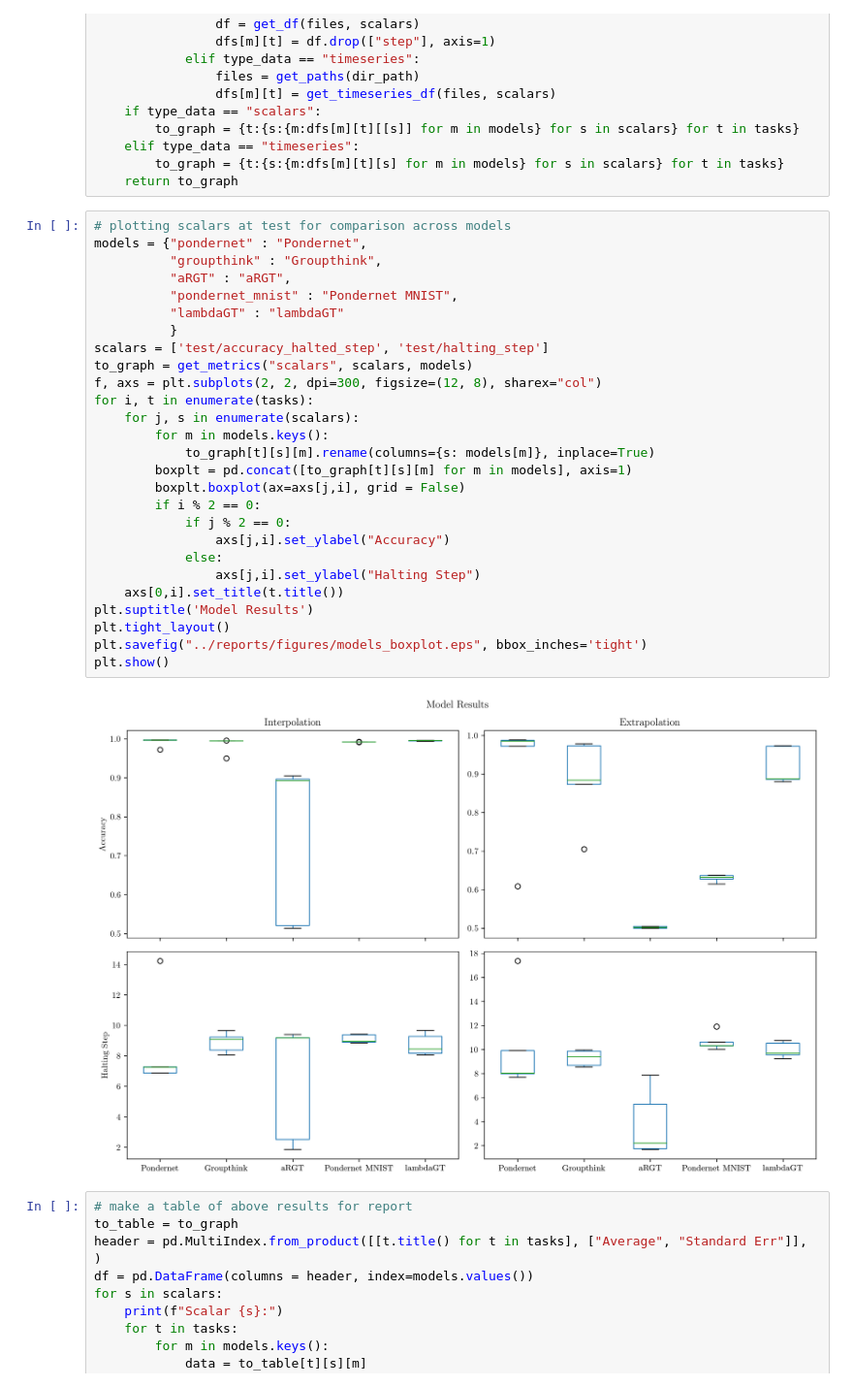
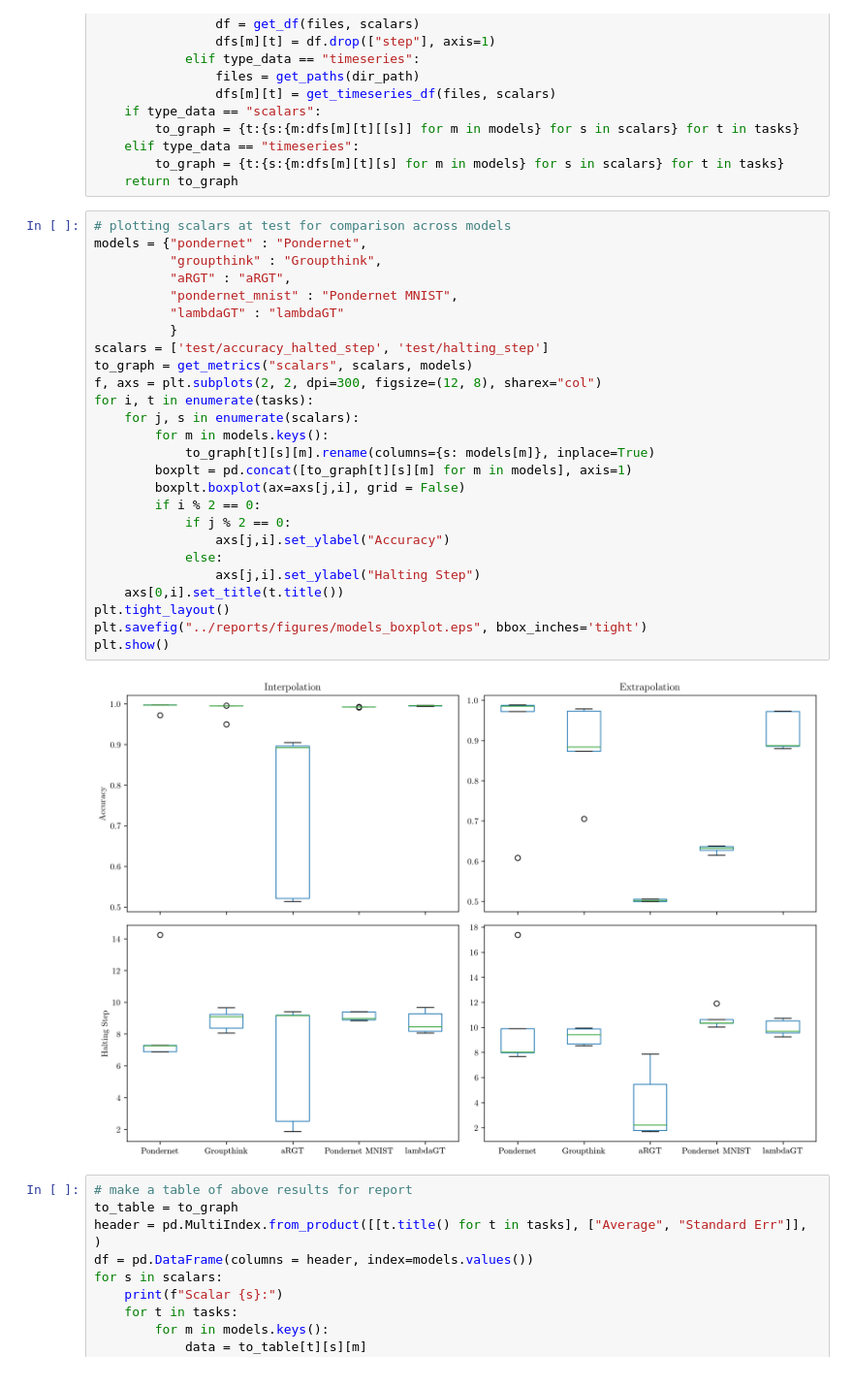
Before and after one commit to thesofakillers/ponder-bayes, a Jupyter notebook: notebooks/accuracies.ipynb, the cells around one changed output. Shown at 97% size. Cells and saved outputs as stored; diff of their text form.

```diff
--- a/notebooks/accuracies.ipynb
+++ b/notebooks/accuracies.ipynb
@@ -106,32 +106,31 @@ def get_metrics(type_data, scalars, models):
 # %%
 # plotting scalars at test for comparison across models
 models = {"pondernet" : "Pondernet",
           "groupthink" : "Groupthink",
           "aRGT" : "aRGT",
           "pondernet_mnist" : "Pondernet MNIST",
           "lambdaGT" : "lambdaGT"
           }
 scalars = ['test/accuracy_halted_step', 'test/halting_step']
 to_graph = get_metrics("scalars", scalars, models)
 f, axs = plt.subplots(2, 2, dpi=300, figsize=(12, 8), sharex="col")
 for i, t in enumerate(tasks):
     for j, s in enumerate(scalars):
         for m in models.keys():
             to_graph[t][s][m].rename(columns={s: models[m]}, inplace=True)
         boxplt = pd.concat([to_graph[t][s][m] for m in models], axis=1)
         boxplt.boxplot(ax=axs[j,i], grid = False)
         if i % 2 == 0:
             if j % 2 == 0:
                 axs[j,i].set_ylabel("Accuracy")
             else:
                 axs[j,i].set_ylabel("Halting Step")
     axs[0,i].set_title(t.title())
-plt.suptitle('Model Results')
 plt.tight_layout()
 plt.savefig("../reports/figures/models_boxplot.eps", bbox_inches='tight')
 plt.show()
 # %% [output]
-[figure, old version]
+[figure, new version]
 # %%
 # make a table of above results for report
 to_table = to_graph
```
Also changed, not shown: parts of 3 cells of this notebook, 2 other files.
